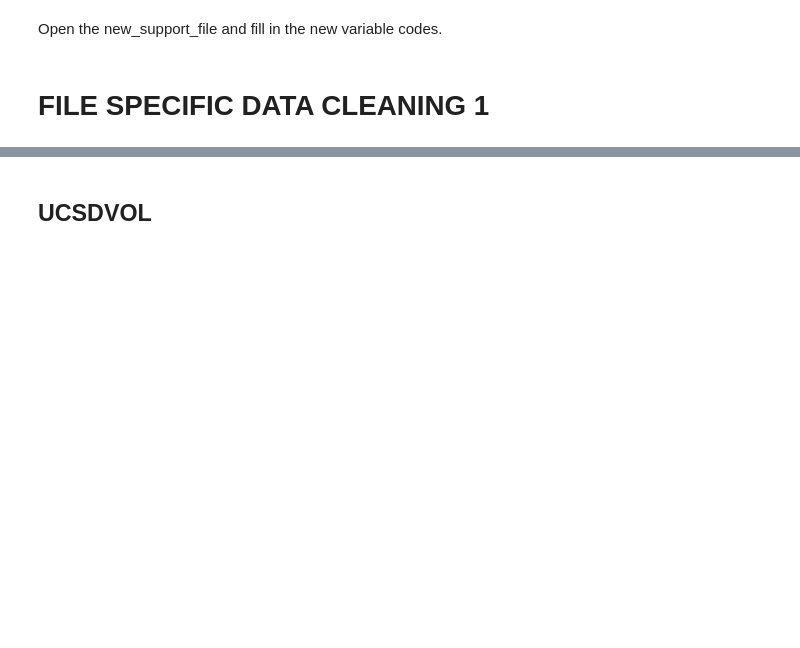
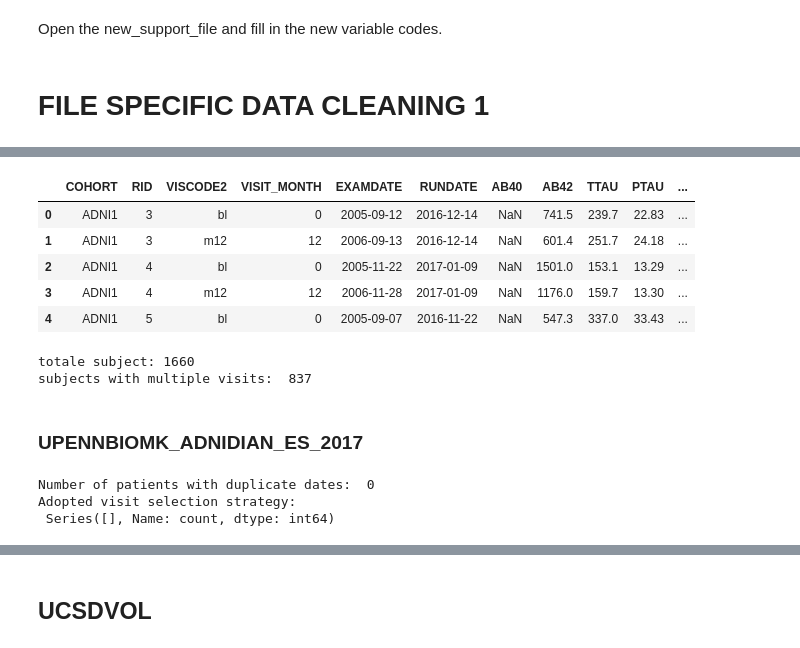
Before and after one commit to ifabfoundation/AIND, a Jupyter notebook: WP-2/Data_cleaning/adni_cleaning1.ipynb, the cells around one changed output, grey strips where cells are left out. Saved outputs shown, nothing was run; the diff lists cells and outputs as text; code cells hidden in the pictures; blank space fills up the shorter version.

```diff
--- a/WP-2/Data_cleaning/adni_cleaning1.ipynb
+++ b/WP-2/Data_cleaning/adni_cleaning1.ipynb
@@ -83,0 +108,9 @@ Open the new_support_file and fill in the new variable codes.
+# %%
+# Finding the exam code
+datefix_df = dataCleaner.to_date_format(no_none_df, ['EXAMDATE'])
+datefix_df = dataCleaner.find_exam_code(
+    datefix_df,
+    date_column = 'EXAMDATE',
+    viscode_refernce = 'VISCODE2',
+    patient_id_column = 'RID',
+    essential_variables= columns_must_be_verified)
@@ -83,0 +121,7 @@ Open the new_support_file and fill in the new variable codes.
+# %%
+#Filtering variables
+filtered_df = dataCleaner.filter_variables(datefix_df, list(zip_files.keys())[0], new_var=['VISIT_MONTH'], remove_var=['VISCODE'], prefix='raw')
+# %%
+# Assign new names to variables
+new_support_file_path = 'ADNI_variables_cleaned1'
+renamed_df, new_support_file = dataCleaner.new_variable_names(new_support_file_path+'.xlsx', filtered_df, file_code)
@@ -83,0 +137,20 @@ Open the new_support_file and fill in the new variable codes.
+# %%
+AbT_df, ratios_var = dataCleaner.get_abeta_tau_ratios(renamed_df)
+final_df, ATN_var = dataCleaner.get_ATN_profile(AbT_df)
+# %%
+final_df.head()
+# %% [output]
+|  | COHORT | RID | VISCODE2 | VISIT_MONTH | EXAMDATE | RUNDATE | AB40 | AB42 | TTAU | PTAU | ... |
+| 0 | ADNI1 | 3 | bl | 0 | 2005-09-12 | 2016-12-14 | NaN | 741.5 | 239.7 | 22.83 | ... |
+| 1 | ADNI1 | 3 | m12 | 12 | 2006-09-13 | 2016-12-14 | NaN | 601.4 | 251.7 | 24.18 | ... |
+| 2 | ADNI1 | 4 | bl | 0 | 2005-11-22 | 2017-01-09 | NaN | 1501.0 | 153.1 | 13.29 | ... |
+| 3 | ADNI1 | 4 | m12 | 12 | 2006-11-28 | 2017-01-09 | NaN | 1176.0 | 159.7 | 13.30 | ... |
+| 4 | ADNI1 | 5 | bl | 0 | 2005-09-07 | 2016-11-22 | NaN | 547.3 | 337.0 | 33.43 | ... |
+# %%
+tot_sub = len(final_df['RID'].unique())
+print('totale subject:', tot_sub)
+multiple_visists = (final_df['RID'].value_counts() > 1).sum()
+print('subjects with multiple visits: ', multiple_visists)
+# %% [output]
+totale subject: 1660
+subjects with multiple visits:  837
@@ -83,0 +183,2 @@ Open the new_support_file and fill in the new variable codes.
+# %% [markdown]
+### UPENNBIOMK_ADNIDIAN_ES_2017
@@ -83,0 +210,13 @@ Open the new_support_file and fill in the new variable codes.
+# %%
+# Finding the exam code
+datefix_df = dataCleaner.to_date_format(no_none_df, ['EXAMDATE'])
+datefix_df = dataCleaner.find_exam_code(
+    datefix_df,
+    date_column = 'EXAMDATE',
+    viscode_refernce = 'VISCODE2',
+    patient_id_column = 'RID',
+    essential_variables= columns_must_be_verified)
+# %% [output]
+Number of patients with duplicate dates:  0
+Adopted visit selection strategy:
+ Series([], Name: count, dtype: int64)
```
Also changed, not shown: parts of 28 cells of this notebook, 8 other files.
